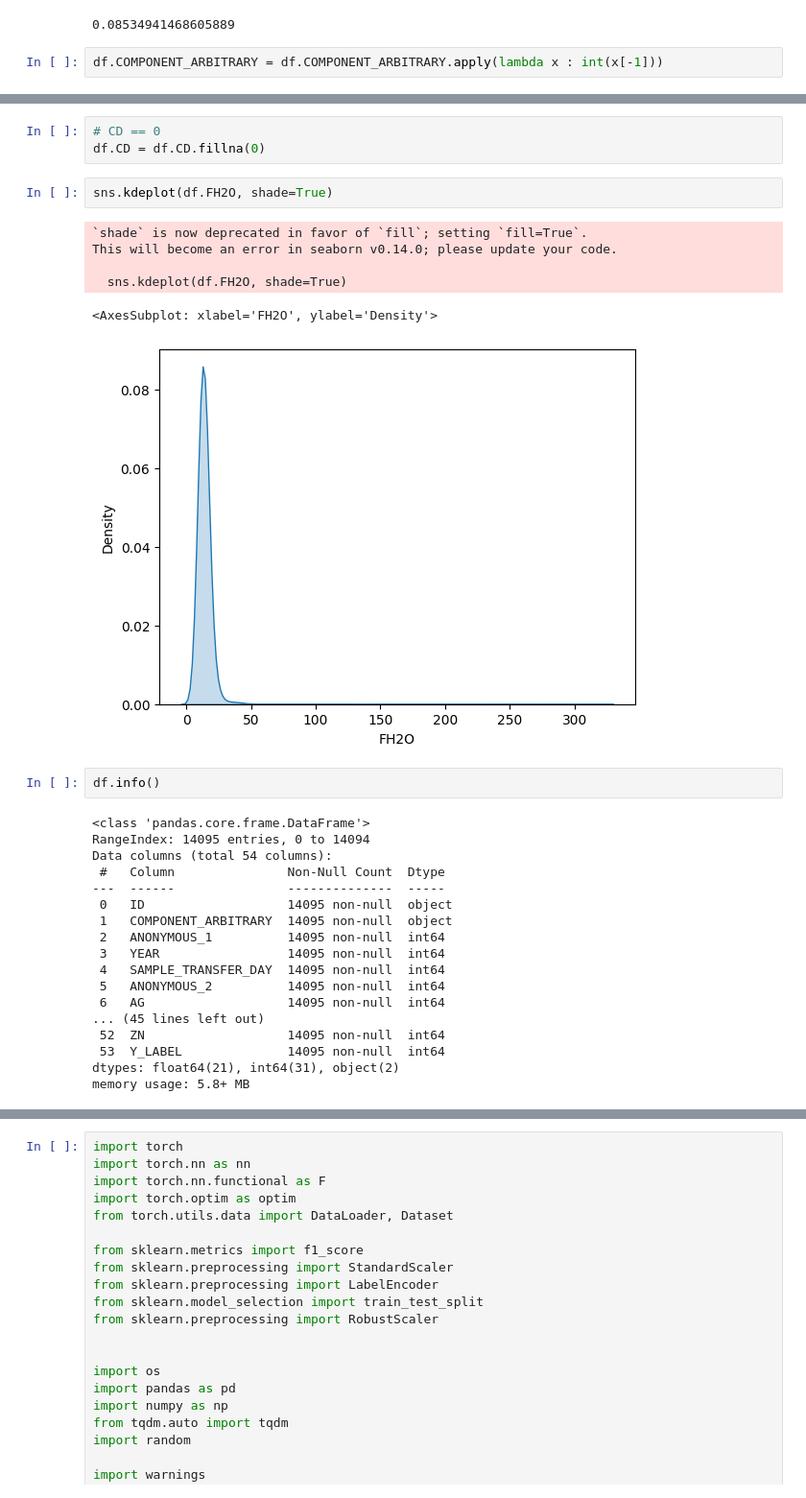
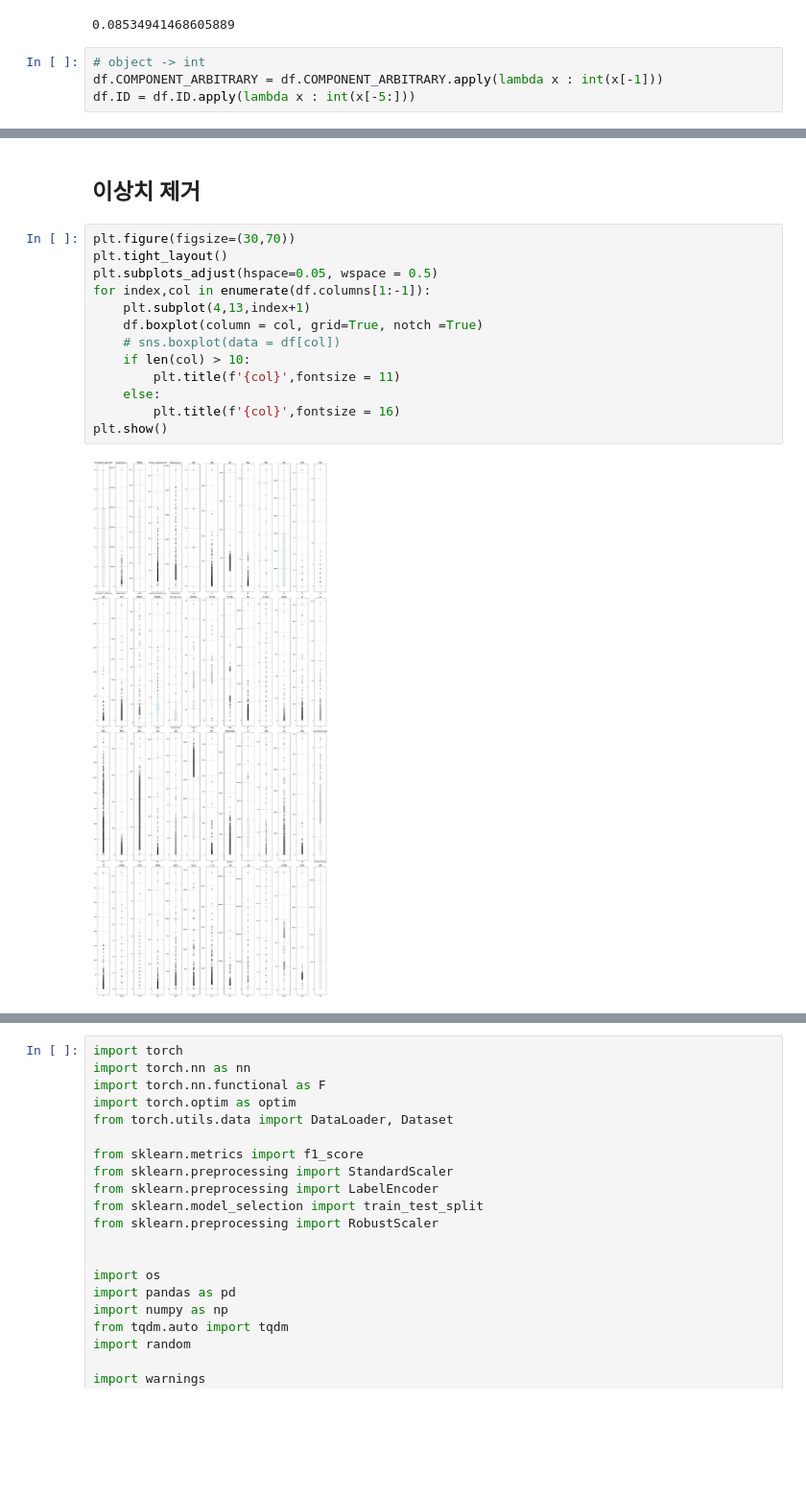
Before and after one commit to whatsasolo/Oil-status-classification-of-construction-machinery, a Jupyter notebook: main.ipynb, the cells around one changed output, grey strips where cells are left out. Shown at 96% size. Drawn from its saved outputs; the diff is of its cells as text; blank space fills up the shorter version.

```diff
--- a/main.ipynb
+++ b/main.ipynb
@@ -44,4 +44,6 @@ df.Y_LABEL.mean()
 # %% [output]
 0.08534941468605889
 # %%
+# object -> int
 df.COMPONENT_ARBITRARY = df.COMPONENT_ARBITRARY.apply(lambda x : int(x[-1]))
+df.ID = df.ID.apply(lambda x : int(x[-5:]))
@@ -129,32 +106,17 @@ This will become an error in seaborn v0.14.0; please update your code.
-# %%
-# CD == 0
-df.CD = df.CD.fillna(0)
-# %%
-sns.kdeplot(df.FH2O, shade=True)
-# %% [output]
-`shade` is now deprecated in favor of `fill`; setting `fill=True`.
-This will become an error in seaborn v0.14.0; please update your code.
-
-  sns.kdeplot(df.FH2O, shade=True)
-<AxesSubplot: xlabel='FH2O', ylabel='Density'>
-[figure, removed]
-# %%
-df.info()
-# %% [output]
-<class 'pandas.core.frame.DataFrame'>
-RangeIndex: 14095 entries, 0 to 14094
-Data columns (total 54 columns):
- #   Column               Non-Null Count  Dtype
----  ------               --------------  -----
- 0   ID                   14095 non-null  object
- 1   COMPONENT_ARBITRARY  14095 non-null  object
- 2   ANONYMOUS_1          14095 non-null  int64
- 3   YEAR                 14095 non-null  int64
- 4   SAMPLE_TRANSFER_DAY  14095 non-null  int64
- 5   ANONYMOUS_2          14095 non-null  int64
- 6   AG                   14095 non-null  int64
-... (45 lines left out)
- 52  ZN                   14095 non-null  int64
- 53  Y_LABEL              14095 non-null  int64
-dtypes: float64(21), int64(31), object(2)
-memory usage: 5.8+ MB
+# %% [markdown]
+## 이상치 제거
+# %%
+plt.figure(figsize=(30,70))
+plt.tight_layout()
+plt.subplots_adjust(hspace=0.05, wspace = 0.5)
+for index,col in enumerate(df.columns[1:-1]):
+    plt.subplot(4,13,index+1)
+    df.boxplot(column = col, grid=True, notch =True)
+    # sns.boxplot(data = df[col])
+    if len(col) > 10:
+        plt.title(f'{col}',fontsize = 11)
+    else:
+        plt.title(f'{col}',fontsize = 16)
+plt.show()
+# %% [output]
+[figure, added]
```
Also changed, not shown: parts of 14 cells of this notebook.
